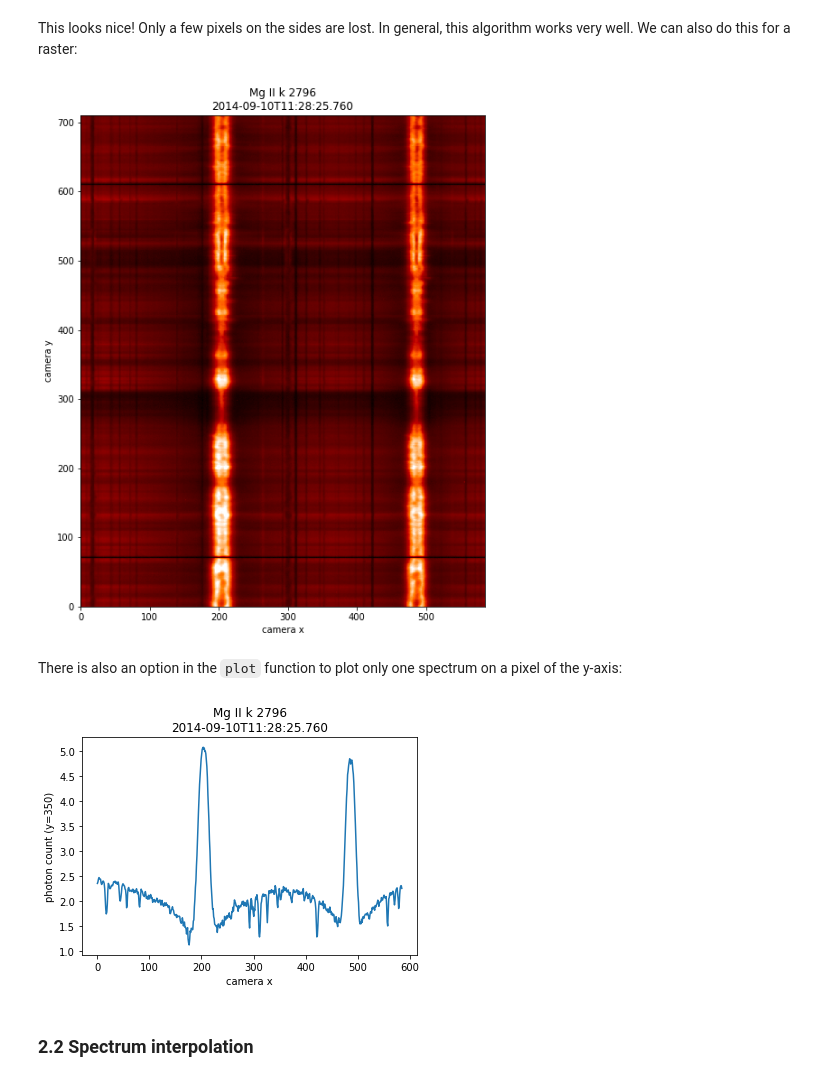
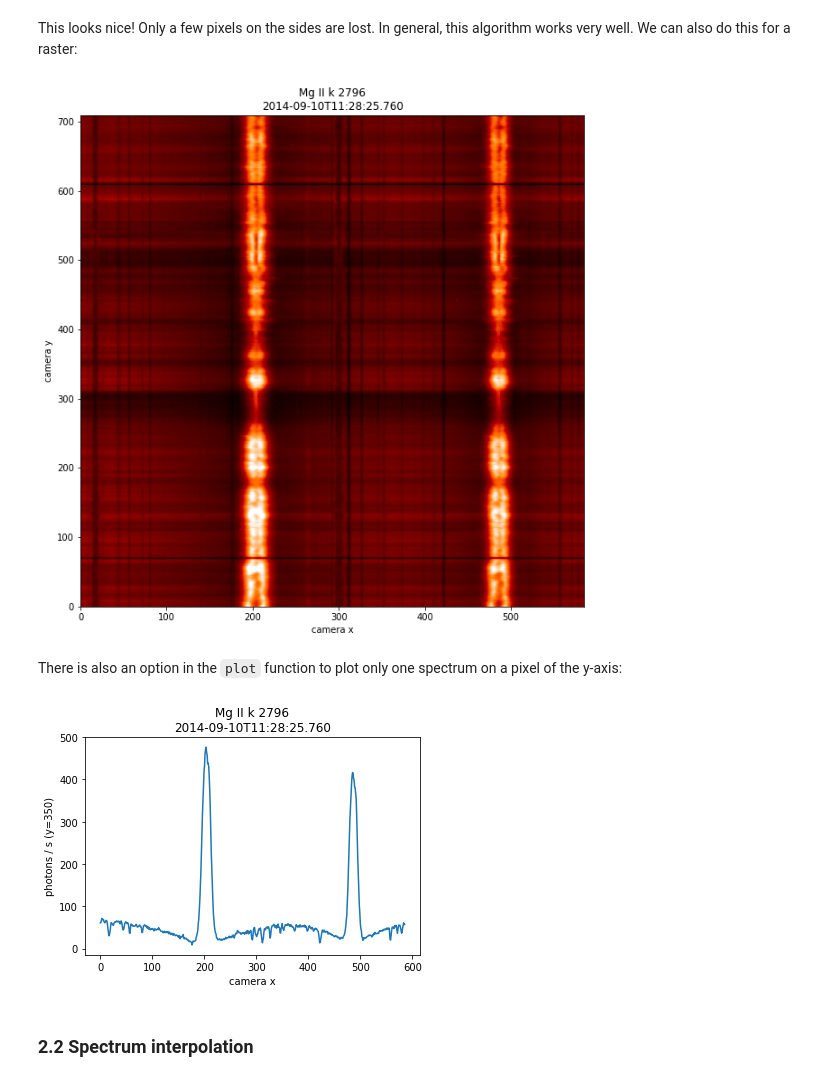
Before and after one commit to i4Ds/IRISreader, a Jupyter notebook: notebooks/IRISreader_tutorial_notebook.ipynb, the cells around one changed output. Saved outputs shown, nothing was run; the diff lists cells and outputs as text; code cells hidden in the pictures.

```diff
--- a/notebooks/IRISreader_tutorial_notebook.ipynb
+++ b/notebooks/IRISreader_tutorial_notebook.ipynb
@@ -321,17 +312,17 @@ obs.sji("Si").plot(0, cutoff_percentile=99)
 # %% [markdown]
 This looks nice! Only a few pixels on the sides are lost. In general, this algorithm works very well. We can also do this for a raster:
 # %%
-obs.raster("Mg").crop()
+obs.raster("Mg II k").crop()
 plt.figure( figsize=(10,10))
-obs.raster("Mg").plot( 0 )
+obs.raster("Mg II k").plot( 0 )
 # %% [output]
-[figure, old version]
+[figure, new version]
 # %% [markdown]
 There is also an option in the `plot` function to plot only one spectrum on a pixel of the y-axis:
 # %%
-obs.raster("Mg").plot( 0, y=350 )
+obs.raster("Mg II k").plot( 0, y=350 )
 # %% [output]
-[figure, old version]
+[figure, new version]
 # %% [markdown]
 ### 2.2 Spectrum interpolation
 # %% [markdown]
```
Also changed, not shown: parts of 62 cells of this notebook, 8 other files.
